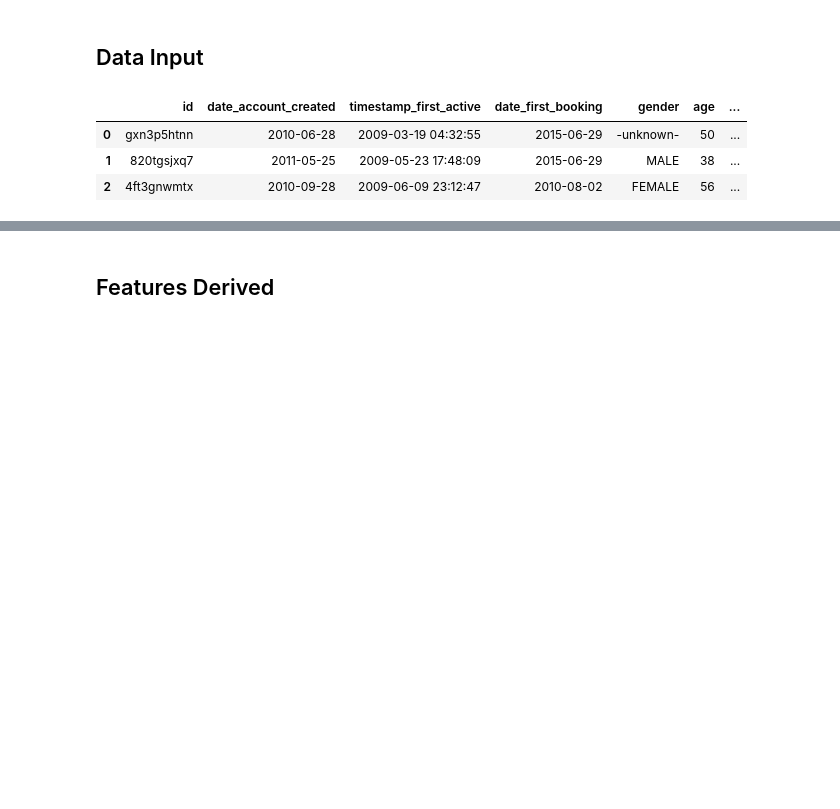
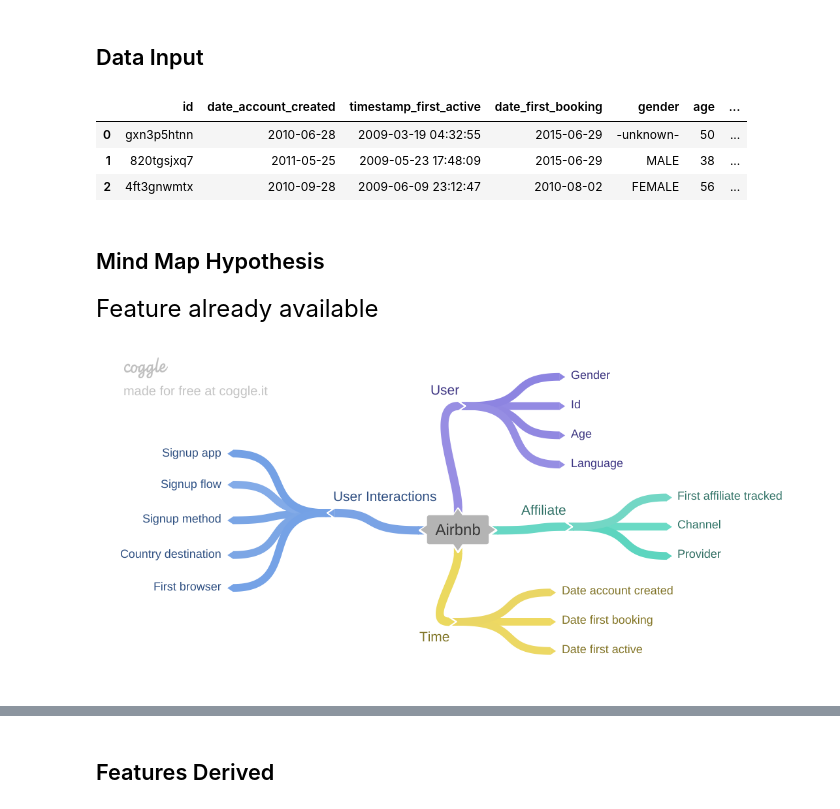
Before and after one commit to MarcosRMG/pa000_airbnb, a Jupyter notebook: notebooks/airbnb.ipynb, the cells around one changed output, grey strips where cells are left out. Drawn from its saved outputs; the diff is of its cells as text; code cells hidden in the pictures; blank space fills up the shorter version.

```diff
--- a/notebooks/airbnb.ipynb
+++ b/notebooks/airbnb.ipynb
@@ -326,3 +328,11 @@ df4.head(3)
 | 0 | gxn3p5htnn | 2010-06-28 | 2009-03-19 04:32:55 | 2015-06-29 | -unknown- | 50 | ... |
 | 1 | 820tgsjxq7 | 2011-05-25 | 2009-05-23 17:48:09 | 2015-06-29 | MALE | 38 | ... |
 | 2 | 4ft3gnwmtx | 2010-09-28 | 2009-06-09 23:12:47 | 2010-08-02 | FEMALE | 56 | ... |
+# %% [markdown]
+## Mind Map Hypothesis
+# %% [markdown]
+<font size=5>Feature already available</font>
+# %%
+Image('../img/airbnb.png')
+# %% [output]
+[figure, added]
```
Also changed, not shown: parts of 25 cells of this notebook, 2 other files.
